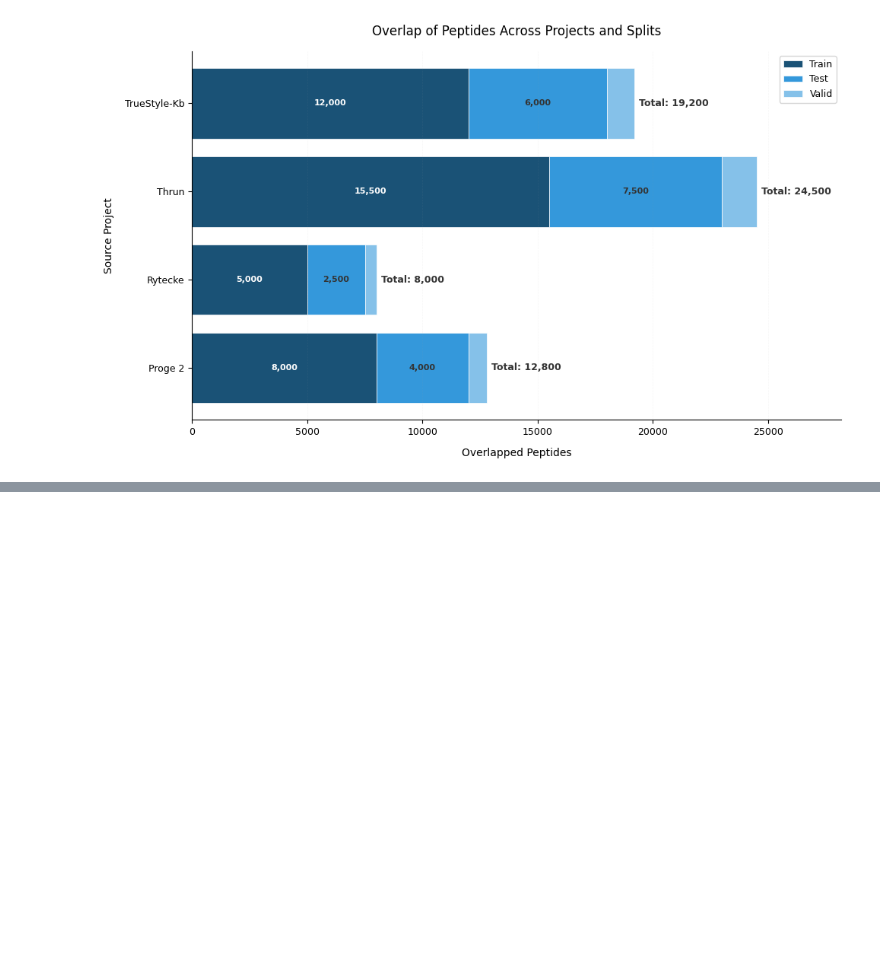
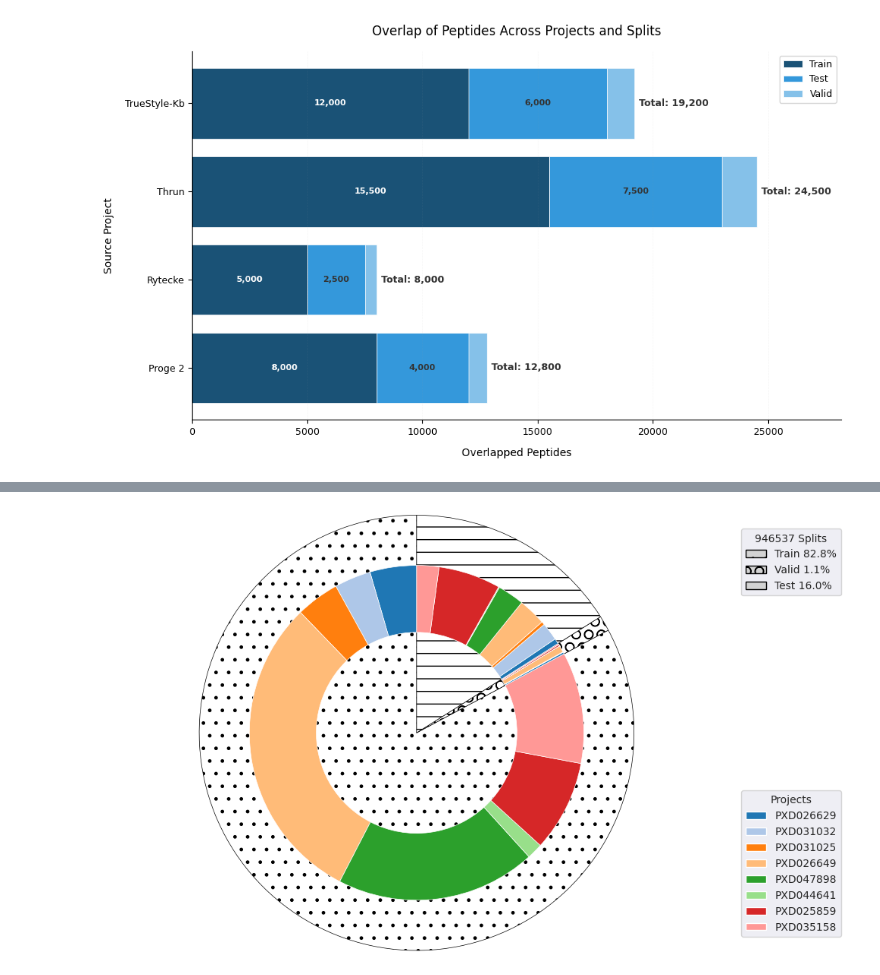
Before and after one commit to hjisaac/glycopeptide-data-lens, a Jupyter notebook: notebooks/processing.ipynb, the cells around one changed output, grey strips where cells are left out. Drawn from its saved outputs; the diff is of its cells as text; code cells hidden in the pictures; blank space fills up the shorter version.

```diff
--- a/notebooks/processing.ipynb
+++ b/notebooks/processing.ipynb
@@ -522,0 +652,17 @@ rr.head()
+# %%
+split_dist_version2_df = pd.read_csv(
+    BASE_REPORTS_CSV_DIR / "version2_dataset_split_distribution_summary.csv"
+)
+
+# Prepare parameters
+plot_params2 = {
+    "projects": split_dist_version2_df["Project"].tolist(),
+    "train": split_dist_version2_df["Train"].tolist(),
+    "valid": split_dist_version2_df["Valid"].tolist(),
+    "test": split_dist_version2_df["Test"].tolist(),
+    "save_path": BASE_PLOTS_DIR / "split_version2_distribution_pie.pdf",
+}
+
+# Generate plot
+plot_split_distribution(**plot_params2)
+# %% [output]
@@ -522,0 +673 @@ rr.head()
+[figure, added]
```
Also changed, not shown: parts of 5 cells of this notebook, 5 other files.
